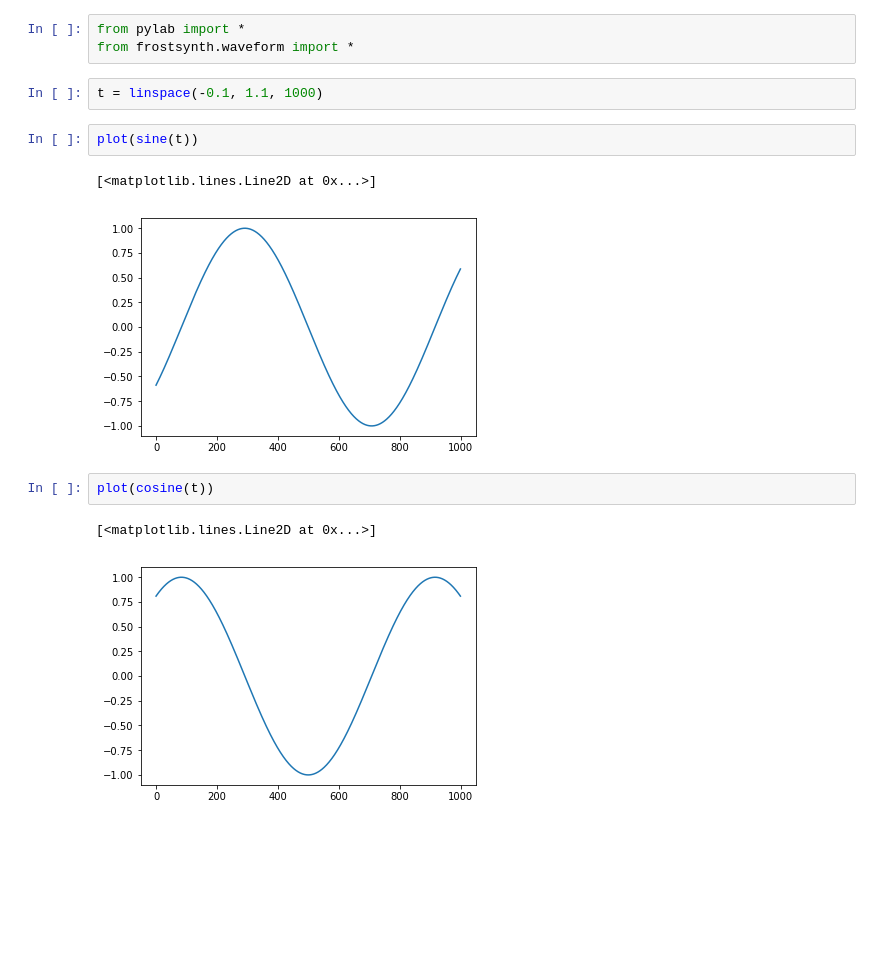
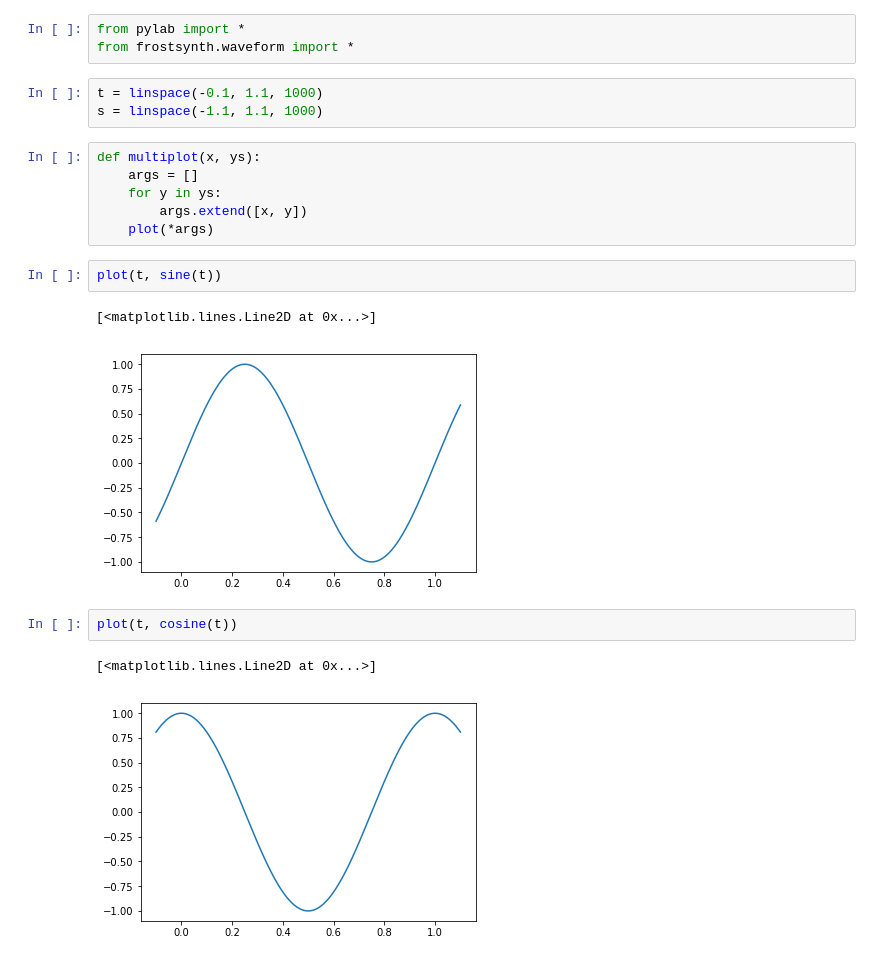
Before and after one commit to frostburn/frostsynth2, a Jupyter notebook: Waveform.ipynb, the cells around one changed output. Cells and saved outputs as stored; diff of their text form; blank space fills up the shorter version.

```diff
--- a/Waveform.ipynb
+++ b/Waveform.ipynb
@@ -3,14 +3,21 @@ from pylab import *
 from frostsynth.waveform import *
 # %%
 t = linspace(-0.1, 1.1, 1000)
+s = linspace(-1.1, 1.1, 1000)
+# %%
+def multiplot(x, ys):
+    args = []
+    for y in ys:
+        args.extend([x, y])
+    plot(*args)
 # %%
-plot(sine(t))
+plot(t, sine(t))
 # %% [output]
 [<matplotlib.lines.Line2D at 0x...>]
-[figure, old version]
+[figure, new version]
 # %%
-plot(cosine(t))
+plot(t, cosine(t))
 # %% [output]
 [<matplotlib.lines.Line2D at 0x...>]
-[figure, old version]
+[figure, new version]
 # %%
```
Also changed, not shown: parts of 7 cells of this notebook, 6 other files.
